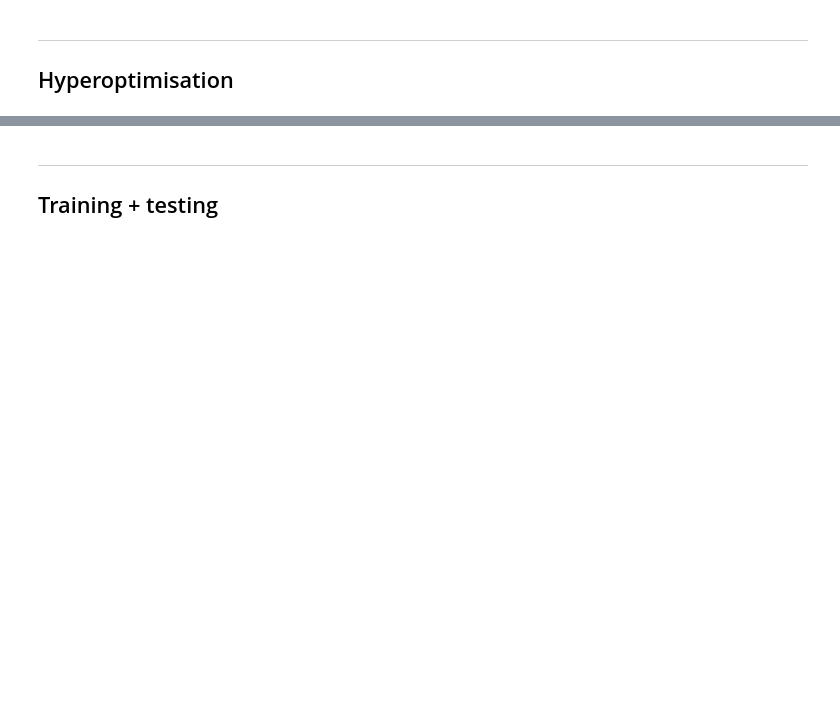
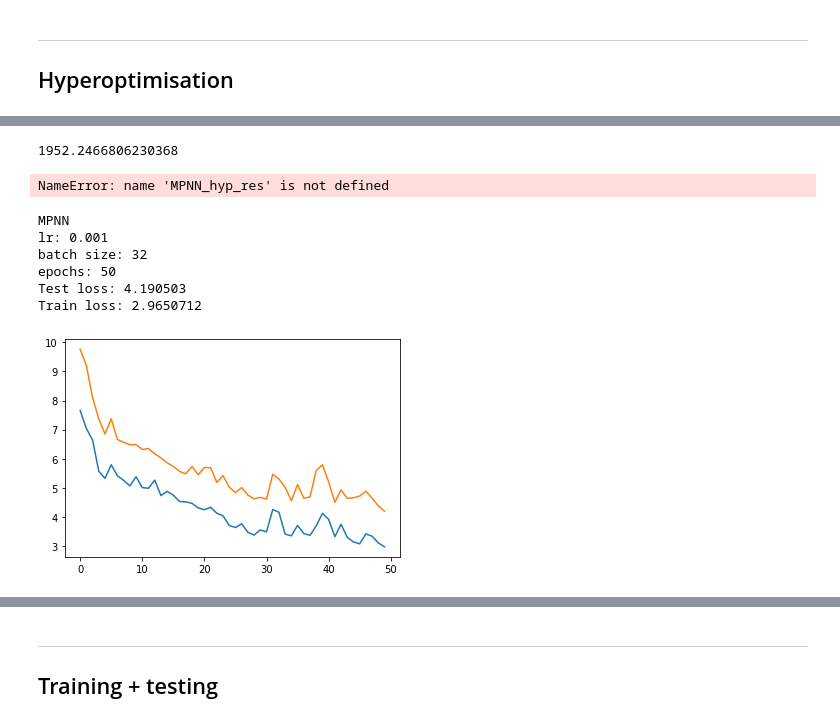
Before and after one commit to saratanov/git_honours, a Jupyter notebook: testing/pka_testing_torch.ipynb, the cells around one changed output, grey strips where cells are left out. Cells and saved outputs as stored; diff of their text form; code cells hidden in the pictures; blank space fills up the shorter version.

```diff
--- a/testing/pka_testing_torch.ipynb
+++ b/testing/pka_testing_torch.ipynb
@@ -51,0 +47,8 @@ x_data = sol_solv[:1000]
+# %%
+#Descriptors
+featurizer = dc.feat.RDKitDescriptors()
+sol = featurizer.featurize(solute)
+solv = featurizer.featurize(solvent)
+desc_data = [np.concatenate((sol,solv),axis=1),np.array(pka)]
+#TODO: dimensionality reduction PCA
+#TODO: normalise this
@@ -67,0 +204,24 @@ pbounds = {'MP_hidden': (100,500), 'MP_depth': (2,4), 'NN_hidden': (100,500), 'N
+# %%
+#MPNN
+model_dict = {'name':'MPNN', 'model':c.double_MPNN, 'model_type':'torch', 'data_type':'SMILES', 'scaler':scaler}
+param_space = {'atom_messages':True,
+               'MP_hidden':hp.choice('MP_hidden', [32,64,128,256,512]),
+               'MP_depth':hp.choice('MP_depth', [2,3,4]),
+               'readout':hp.choice('readout', ['mean','sum']),
+               'dropout':hp.choice('dropout', [0.1,0.2,0.3]),
+               'interaction':False,
+               'NN_depth':hp.choice('NN_depth', [1,2,3]),
+               'NN_hidden':hp.choice('NN_hidden', [16,32,64,128,256]),
+               'activation':hp.choice('activation', ['ReLU','LeakyReLU','PReLU','tanh','SELU','ELU']),
+               'lr':hp.choice('lr', [1e-2,1e-3,1e-4]),
+               'batch_size':hp.choice('batch_size', [32,64])}
+model_param_names = ['atom_messages','MP_hidden','MP_depth','readout','dropout','interaction','NN_depth','NN_hidden','activation']
+training_param_names = ['lr','batch_size','num_epochs']
+
+s = timer()
+DMPNNatt_hyp_res = hyperopt_func(model_dict, model_param_names, training_param_names, param_space)
+print('time (min): ',(timer()-s)/60)
+MPNN_hyp_res[0]
+# %% [output]
+1952.2466806230368
+NameError: name 'MPNN_hyp_res' is not defined
@@ -67,0 +249,44 @@ pbounds = {'MP_hidden': (100,500), 'MP_depth': (2,4), 'NN_hidden': (100,500), 'N
+# %%
+def training_loss(model,lr,batch_size,epochs):
+    train_ids = [x for x in range(600)]
+    test_ids = [x for x in range(600,size)]
+
+    regressor = copy.deepcopy(model.model)
+    data = datasets[model.data_type]
+    loader = b.double_loader(data, indices=train_ids, batch_size=batch_size)
+    optimiser = torch.optim.Adam(regressor.parameters(), lr=lr)
+    loss_function = torch.nn.MSELoss()
+
+    test_loss_list = []
+    train_loss_list = []
+    for epoch in range(epochs):
+        for (sol,solv,targets) in loader:
+            targets = targets.view(-1,1)
+            targets = scaler.transform(targets)
+            optimiser.zero_grad()
+            outputs = regressor(sol,solv)
+            loss = loss_function(outputs, targets)
+            loss.backward()
+            optimiser.step()
+        train_loss = b.test(model, regressor, train_ids, data)
+        train_loss_list.append(train_loss[0])
+        test_loss = b.test(model, regressor, test_ids, data)
+        test_loss_list.append(test_loss[0])
+    plt.plot(train_loss_list)
+    plt.plot(test_loss_list)
+    print(model.name)
+    print("lr:",lr)
+    print("batch size:", batch_size)
+    print("epochs:", epochs)
+    print("Test loss:", test_loss[0])
+    print("Train loss:", train_loss[0])
+# %%
+training_loss(MPNN,1e-3,32,50)
+# %% [output]
+MPNN
+lr: 0.001
+batch size: 32
+epochs: 50
+Test loss: 4.190503
+Train loss: 2.9650712
+[figure, added]
```
Also changed, not shown: parts of 37 cells of this notebook, 30 other files.
